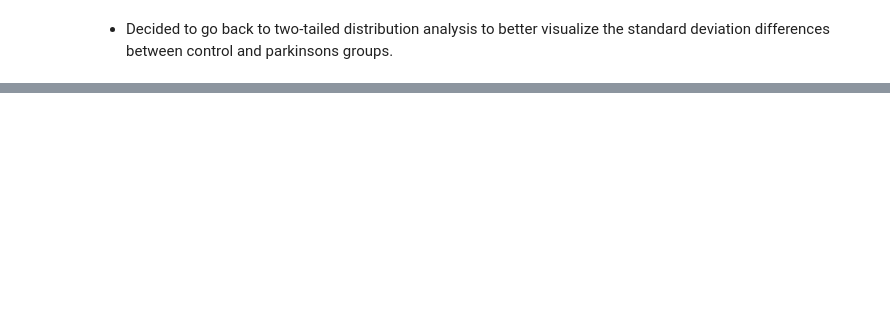
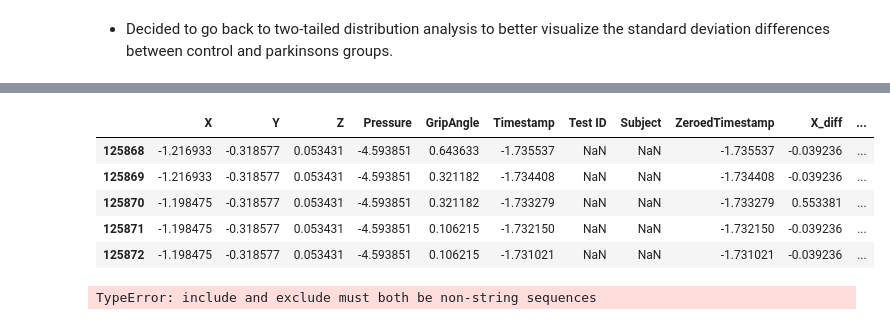
Before and after one commit to MichaelNormandyGavin/parkinsons, a Jupyter notebook: parkinsons.ipynb, the cells around one changed output, grey strips where cells are left out. Cells and saved outputs as stored; diff of their text form; code cells hidden in the pictures; blank space fills up the shorter version.

Commit message:
Added normalization function to prep for std analysis

```diff
--- a/parkinsons.ipynb
+++ b/parkinsons.ipynb
@@ -563,2 +570,4 @@ plt.show()
 # %% [markdown]
 - Decided to go back to two-tailed distribution analysis to better visualize the standard deviation differences between control and parkinsons groups.
+# %%
+normed = park_dfs_sub_61.apply(lambda x: (x - x.mean()) / x.std(),axis=0)
@@ -564,0 +580,14 @@ plt.show()
+# %%
+normed.head()
+# %% [output]
+|  | X | Y | Z | Pressure | GripAngle | Timestamp | Test ID | Subject | ZeroedTimestamp | X_diff | ... |
+| 125868 | -1.216933 | -0.318577 | 0.053431 | -4.593851 | 0.643633 | -1.735537 | NaN | NaN | -1.735537 | -0.039236 | ... |
+| 125869 | -1.216933 | -0.318577 | 0.053431 | -4.593851 | 0.321182 | -1.734408 | NaN | NaN | -1.734408 | -0.039236 | ... |
+| 125870 | -1.198475 | -0.318577 | 0.053431 | -4.593851 | 0.321182 | -1.733279 | NaN | NaN | -1.733279 | 0.553381 | ... |
+| 125871 | -1.198475 | -0.318577 | 0.053431 | -4.593851 | 0.106215 | -1.732150 | NaN | NaN | -1.732150 | -0.039236 | ... |
+| 125872 | -1.198475 | -0.318577 | 0.053431 | -4.593851 | 0.106215 | -1.731021 | NaN | NaN | -1.731021 | -0.039236 | ... |
+# %%
+normed_new = data_prep.normalize(park_dfs_sub_61)
+normed_new.head()
+# %% [output]
+TypeError: include and exclude must both be non-string sequences
```
Also changed, not shown: parts of 8 cells of this notebook, 1 other file.
